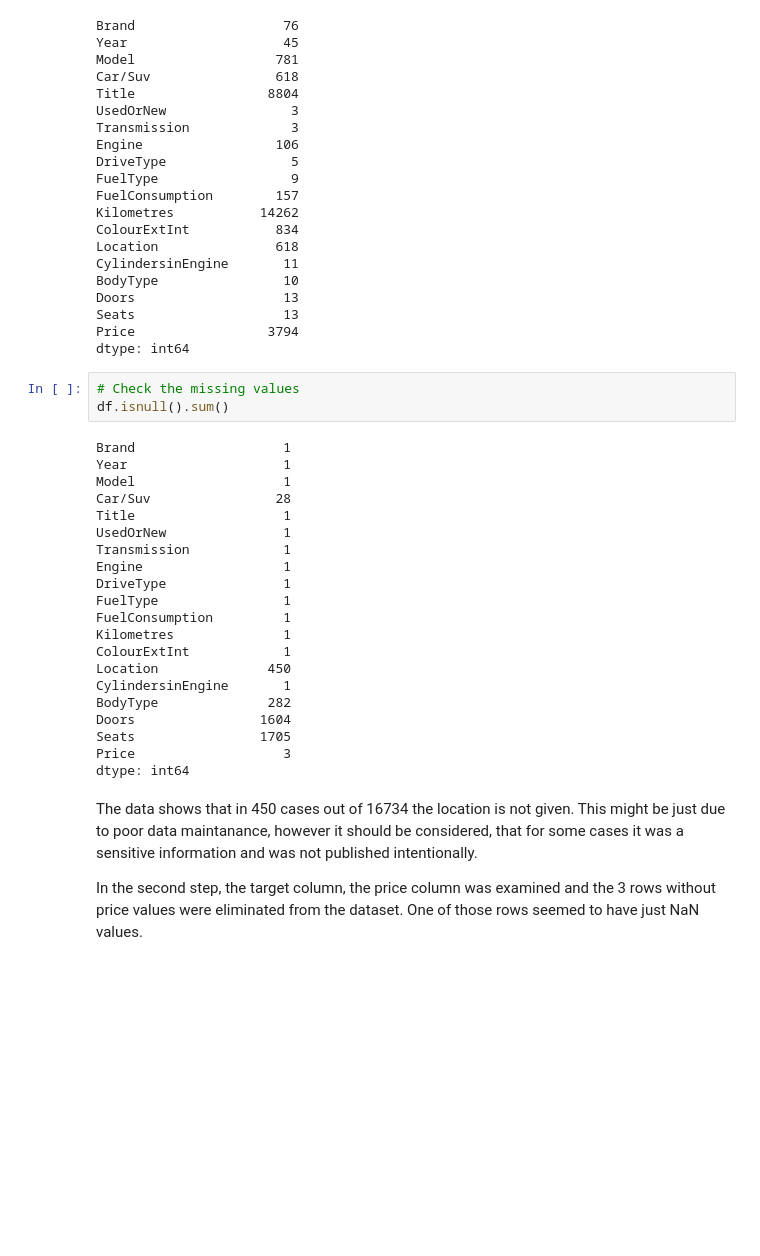
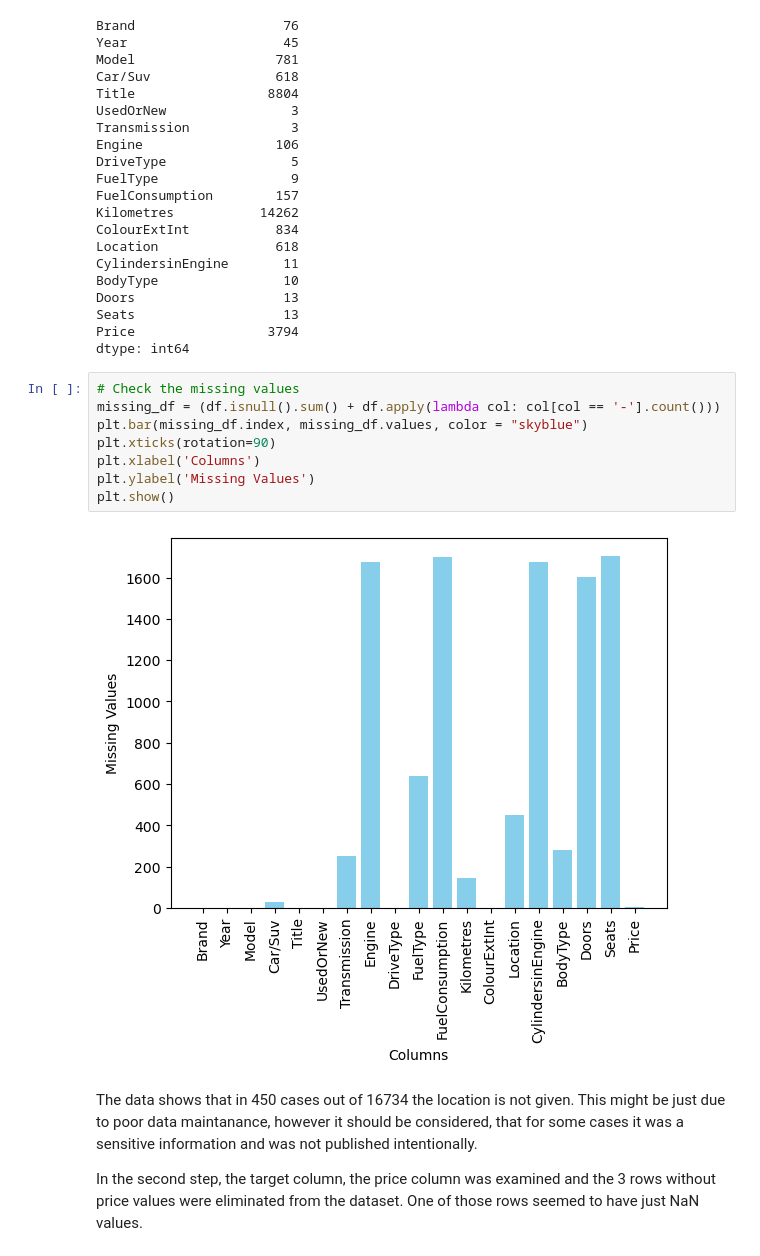
Before and after one commit to izsom/BusinessIntelligence, a Jupyter notebook: Sub3/data_check.ipynb, the cells around one changed output. Saved outputs shown, nothing was run; the diff lists cells and outputs as text; blank space fills up the shorter version.

```diff
--- a/Sub3/data_check.ipynb
+++ b/Sub3/data_check.ipynb
@@ -71,30 +73,16 @@ Doors                   13
 Seats                   13
 Price                 3794
 dtype: int64
-# %%
-# Check the missing values
-df.isnull().sum()
-# %% [output]
-Brand                   1
-Year                    1
-Model                   1
-Car/Suv                28
-Title                   1
-UsedOrNew               1
-Transmission            1
-Engine                  1
-DriveType               1
-FuelType                1
-FuelConsumption         1
-Kilometres              1
-ColourExtInt            1
-Location              450
-CylindersinEngine       1
-BodyType              282
-Doors                1604
-Seats                1705
-Price                   3
-dtype: int64
+# %%
+# Check the missing values
+missing_df = (df.isnull().sum() + df.apply(lambda col: col[col == '-'].count()))
+plt.bar(missing_df.index, missing_df.values, color = "skyblue")
+plt.xticks(rotation=90)
+plt.xlabel('Columns')
+plt.ylabel('Missing Values')
+plt.show()
+# %% [output]
+[figure, added]
 # %% [markdown]
 The data shows that in 450 cases out of 16734 the location is not given. This might be just due to poor data maintanance, however it should be considered, that for some cases it was a sensitive information and was not published intentionally.
 
```
Also changed, not shown: parts of 30 cells of this notebook, 3 other files.
